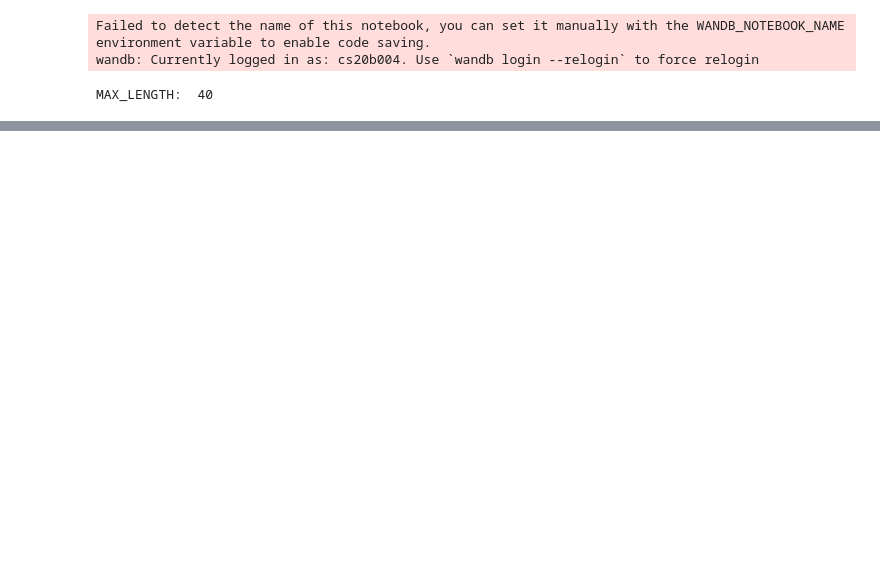
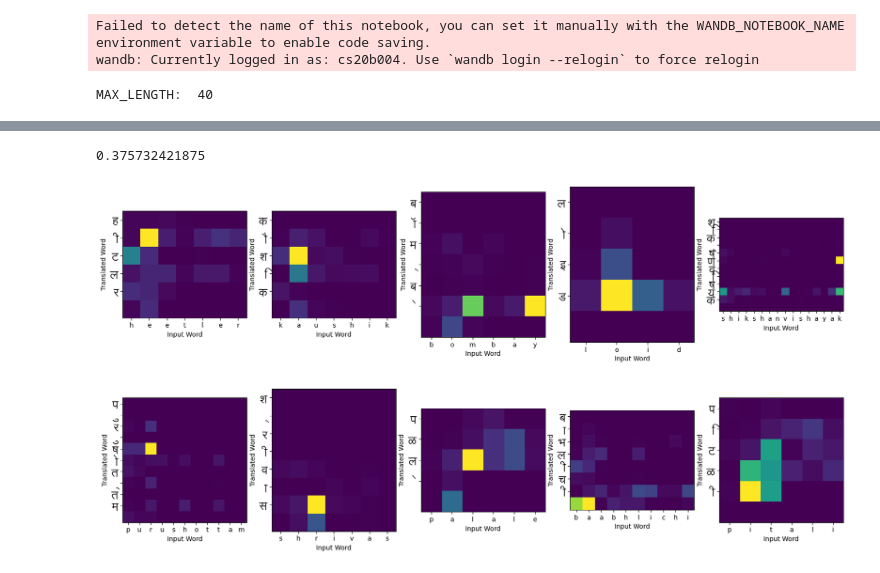
Before and after one commit to Aytien/CS6910_Assignment3, a Jupyter notebook: A3.ipynb, the cells around one changed output, grey strips where cells are left out. Cells and saved outputs as stored; diff of their text form; code cells hidden in the pictures; blank space fills up the shorter version.

```diff
--- a/A3.ipynb
+++ b/A3.ipynb
@@ -481,6 +485,6 @@ decoder_hp = {
     'bidirectional': False}
 
 model = Transliterator(encoder_hp=encoder_hp, decoder_hp=decoder_hp, attn = True)
-
-model.fit(train_pairs[:10], validation_pairs, input_lang, output_lang, optimizer='adam', n_epochs = 1, learning_rate = 0.0003, teacher_forcing_ratio = 0.5)
+# model_number +=1
+model.fit(train_pairs[:1], validation_pairs[:1], input_lang, output_lang, optimizer='adam', n_epochs = 1, learning_rate = 0.0003, teacher_forcing_ratio = 0.5)
 # %% [output]
@@ -661,0 +686,6 @@ RuntimeError: Error(s) in loading state_dict for DecoderRNN:
+# %%
+best_m_attn = Transliterator(encoder_hp=encoder_hp_1, decoder_hp=decoder_hp_1, attn = True)
+best_m_attn.encoder.load_state_dict(torch.load('Saved_models/Model_Attn_on_bestval_acc_43encoder.pth'))
+best_m_attn.decoder.load_state_dict(torch.load('Saved_models/Model_Attn_on_bestval_acc_43decoder.pth'))
+best_m_attn.input_lang = input_lang
+best_m_attn.output_lang = output_lang
@@ -661,0 +697,4 @@ RuntimeError: Error(s) in loading state_dict for DecoderRNN:
+# %%
+print(acc_attn)
+# %% [output]
+0.375732421875
@@ -661,0 +725,33 @@ RuntimeError: Error(s) in loading state_dict for DecoderRNN:
+# %%
+import numpy as np
+import matplotlib.font_manager as fm
+def plot_attention_heatmap(word,translated_word,attn_heatmap, ax,i, font_path="Lohit-Devanagari.ttf"):
+
+    input_word_len = len(word)
+    output_word_len = len(translated_word)
+
+    ax.imshow(attn_heatmap[:, :input_word_len])
+
+    font_prop = fm.FontProperties(fname=font_path, size=18)
+
+    ax.set_xticks(np.arange(input_word_len))
+    ax.set_yticks(np.arange(output_word_len))
+
+    ax.set_xticklabels(list(word))
+    ax.set_yticklabels(list(translated_word), fontproperties=font_prop)
+    ax.set_xlabel("Input Word")
+    ax.set_ylabel("Translated Word")
+# %%
+import matplotlib.pyplot as plt
+#get 1 images and plot
+fig, ax = plt.subplots(2, 5, figsize=(20, 10))
+
+for i in range(2):
+    for j in range(5):
+        plot_attention_heatmap(test_inputs[i*5 + j],attn_outputs[i*5 + j],attn_heatmaps[i*5 + j], ax[i][j], str(i*5 + j))
+
+# for i in range(10):
+# # plot_attention_heatmap(test_inputs[0],attn_outputs[0],attn_heatmaps[0], ax, 0)
+#   plot_attention_heatmap(test_inputs[i],attn_outputs[i],attn_heatmaps[i], ax[i], str(i))
+# %% [output]
+[figure, added]
```
Also changed, not shown: parts of 12 cells of this notebook, 4 other files.
